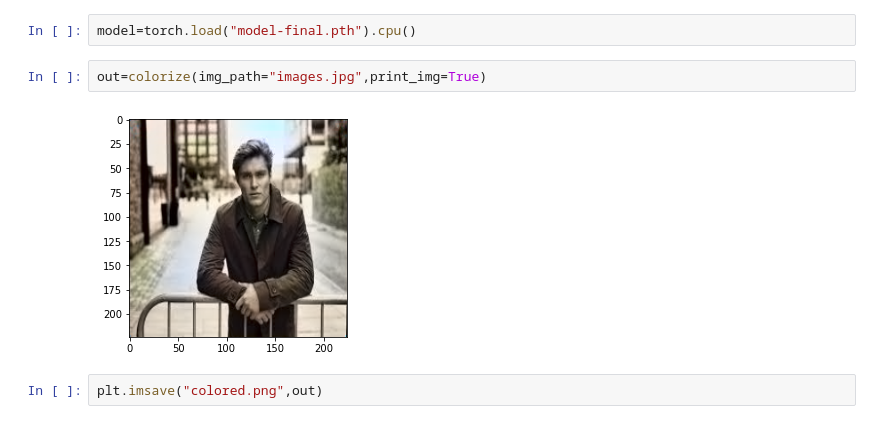
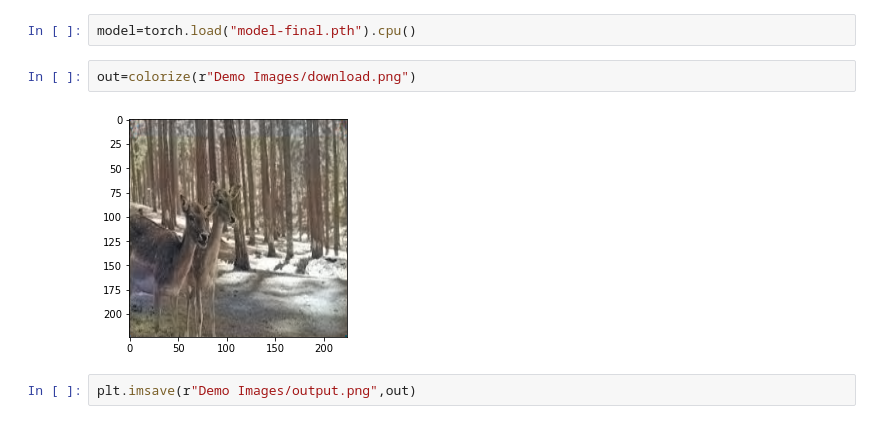
Before and after one commit to Pranav082001/Neural-Image-Colorizer, a Jupyter notebook: prediction.ipynb, the cells around one changed output. Cells and saved outputs as stored; diff of their text form.

```diff
--- a/prediction.ipynb
+++ b/prediction.ipynb
@@ -31,9 +69,9 @@ def colorize(img_path,print_img=True):
     return predicted
 # %%
 model=torch.load("model-final.pth").cpu()
-# %%
-out=colorize(img_path="images.jpg",print_img=True)
-# %% [output]
-[figure, removed]
+# %%
+out=colorize(r"Demo Images/download.png")
+# %% [output]
+[figure, added]
 # %%
-plt.imsave("colored.png",out)
+plt.imsave(r"Demo Images/output.png",out)
```
Also changed, not shown: parts of 1 cell of this notebook, 8 other files.
